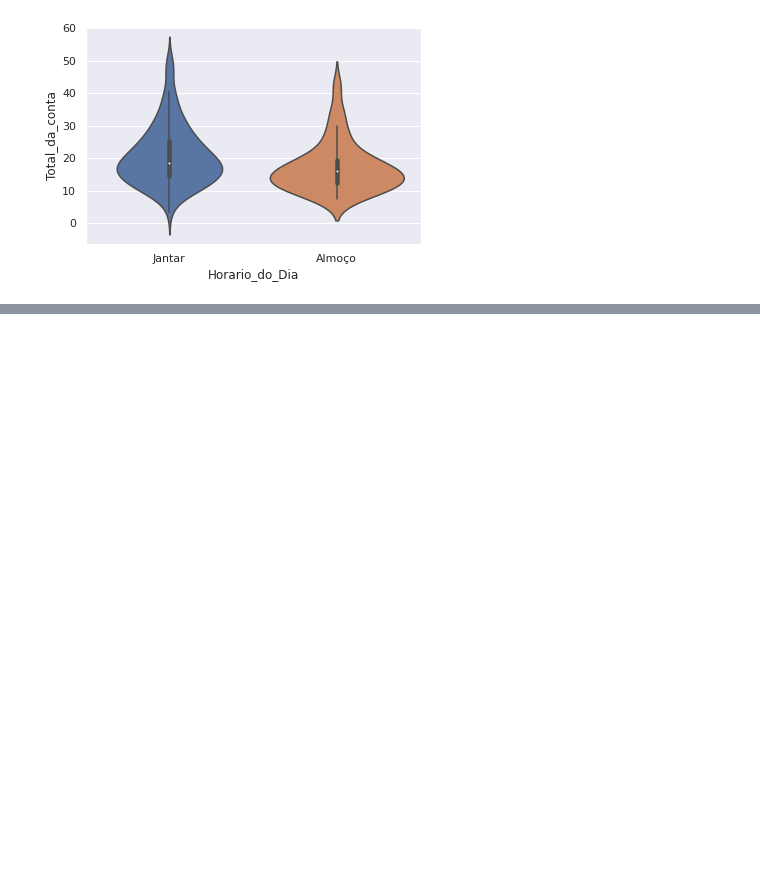
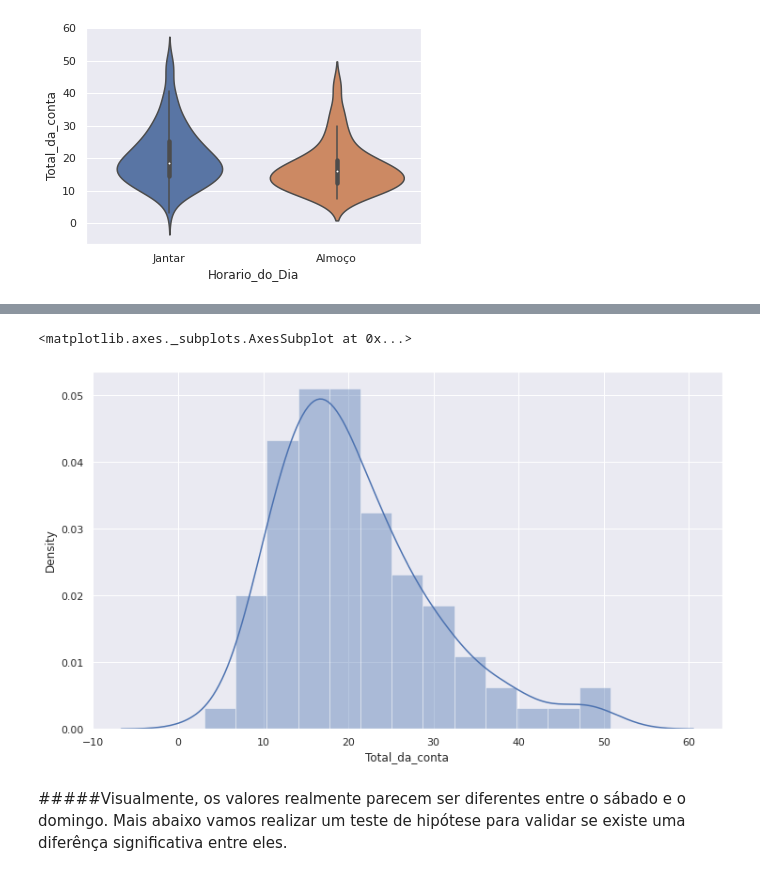
Before and after one commit to Olivierah/Data_Visualization, a Jupyter notebook: Tips_Data_Sample.ipynb, the cells around one changed output, grey strips where cells are left out. Saved outputs shown, nothing was run; the diff lists cells and outputs as text; code cells hidden in the pictures; blank space fills up the shorter version.

```diff
--- a/Tips_Data_Sample.ipynb
+++ b/Tips_Data_Sample.ipynb
@@ -521,0 +554,10 @@ MI = sns.violinplot(x='Horario_do_Dia', y='Total_da_conta', data=dados)
+# %%
+tot_cont_jantar = dados.query("Horario_do_Dia == 'Jantar'").Total_da_conta
+# %%
+plt.figure(figsize=(12,7))
+sns.distplot(tot_cont_jantar)
+# %% [output]
+<matplotlib.axes._subplots.AxesSubplot at 0x...>
+[figure, added]
+# %% [markdown]
+#####Visualmente, os valores realmente parecem ser diferentes entre o sábado e o domingo. Mais abaixo vamos realizar um teste de hipótese para validar se existe uma diferênça significativa entre eles.
```
Also changed, not shown: parts of 29 cells of this notebook.
